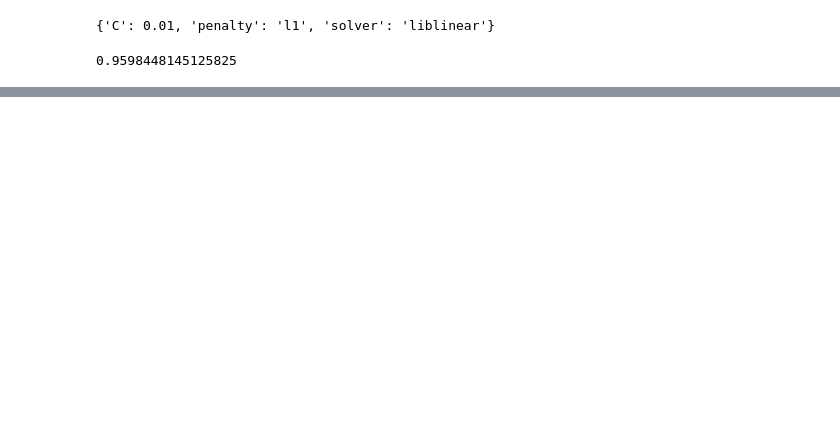
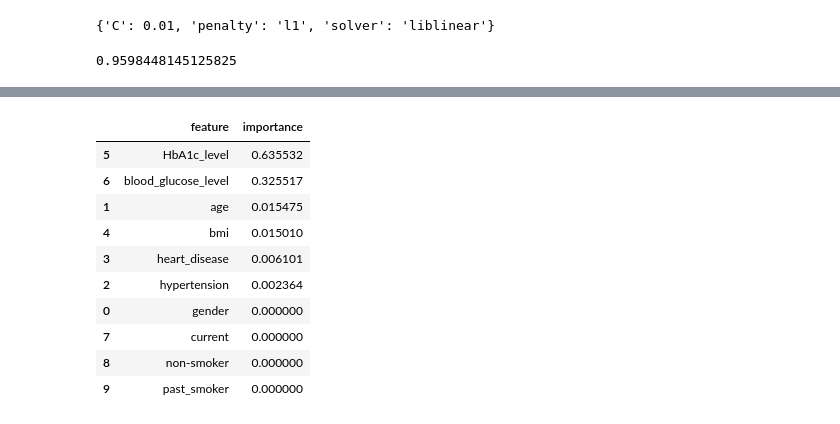
Before and after one commit to MosesMusyoki/Diabetes_Analysis_phase3, a Jupyter notebook: index.ipynb, the cells around one changed output, grey strips where cells are left out. Saved outputs shown, nothing was run; the diff lists cells and outputs as text; code cells hidden in the pictures; blank space fills up the shorter version.

```diff
--- a/index.ipynb
+++ b/index.ipynb
@@ -741,0 +931,18 @@ Evaluation of model after tuning parameters
+# %%
+importance_df = pd.DataFrame({
+    'feature': train_columns,
+    'importance': dt.feature_importances_
+}).sort_values('importance', ascending=False)
+importance_df
+# %% [output]
+|  | feature | importance |
+| 5 | HbA1c_level | 0.635532 |
+| 6 | blood_glucose_level | 0.325517 |
+| 1 | age | 0.015475 |
+| 4 | bmi | 0.015010 |
+| 3 | heart_disease | 0.006101 |
+| 2 | hypertension | 0.002364 |
+| 0 | gender | 0.000000 |
+| 7 | current | 0.000000 |
+| 8 | non-smoker | 0.000000 |
+| 9 | past_smoker | 0.000000 |
```
Also changed, not shown: parts of 35 cells of this notebook.
